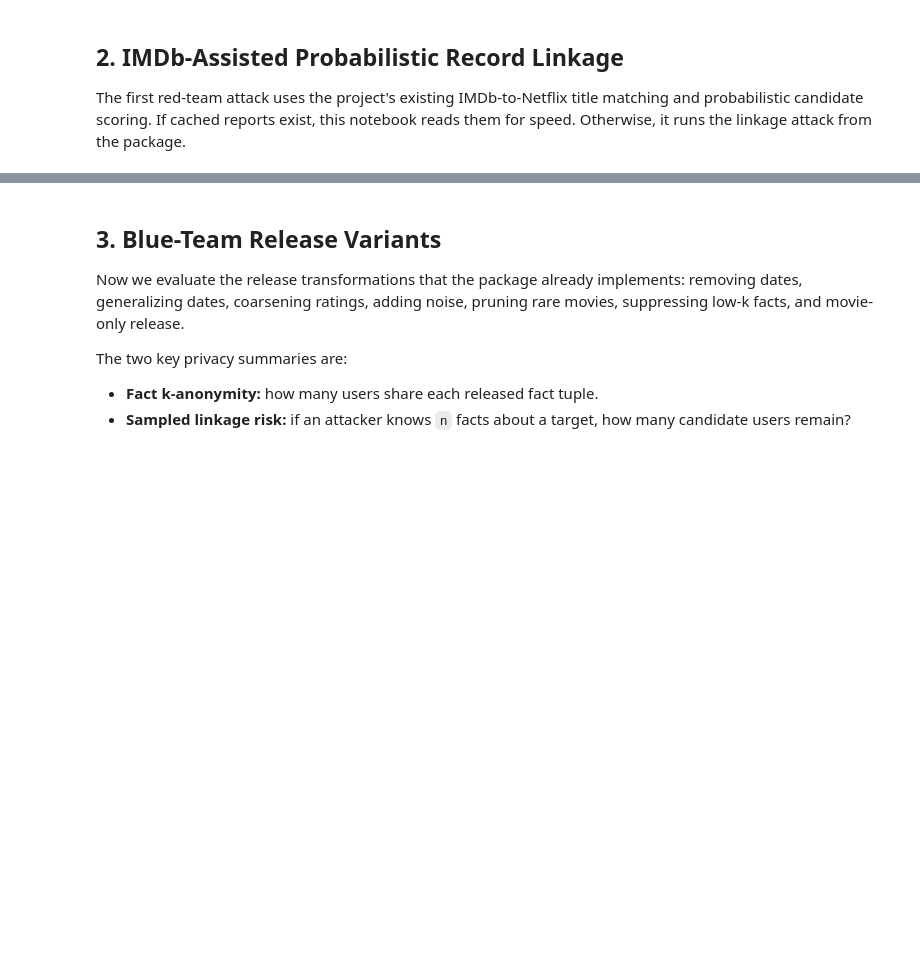
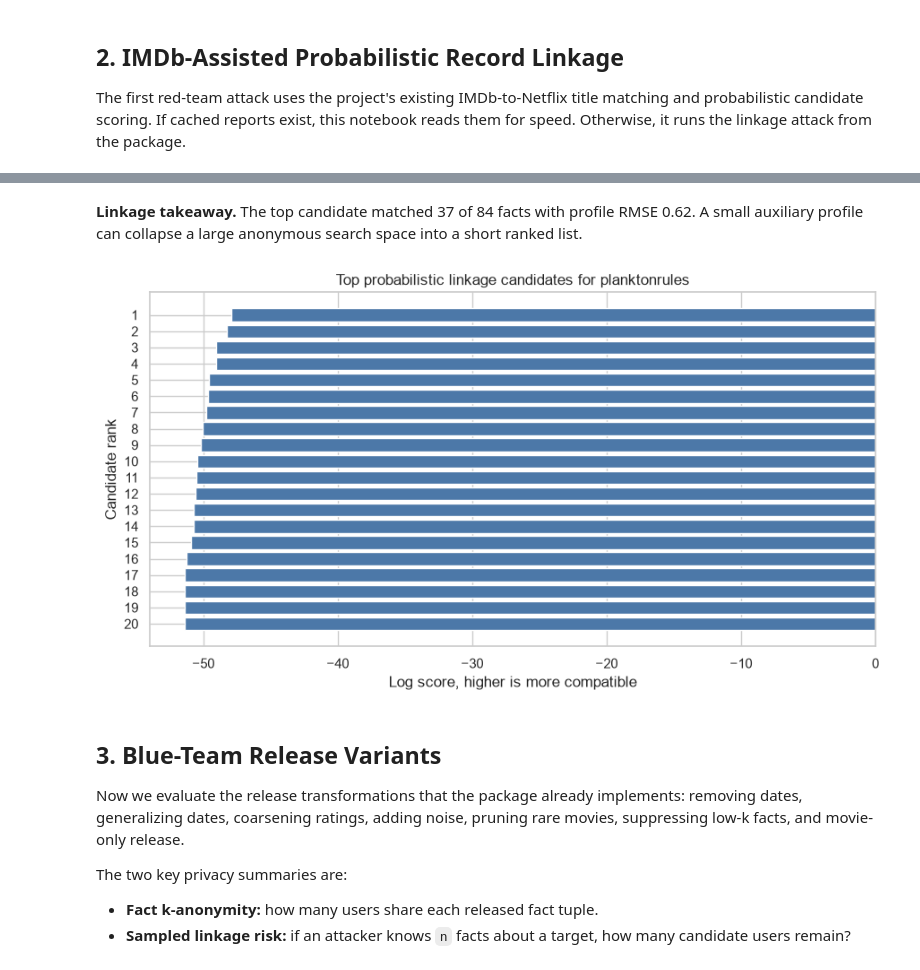
Before and after one commit to Erdos-Projects/summer26-guard-railing-sensitive-data, a Jupyter notebook: notebooks/04_empirical_privacy_utility_study.ipynb, the cells around one changed output, grey strips where cells are left out. Saved outputs shown, nothing was run; the diff lists cells and outputs as text; code cells hidden in the pictures; blank space fills up the shorter version.

```diff
--- a/notebooks/04_empirical_privacy_utility_study.ipynb
+++ b/notebooks/04_empirical_privacy_utility_study.ipynb
@@ -41,17 +41,35 @@ import sys
 import tempfile
 from pathlib import Path
 
-os.environ.setdefault("MPLCONFIGDIR", str(Path(tempfile.gettempdir()) / "matplotlib-cache"))
+mpl_config_dir = Path(tempfile.gettempdir()) / "matplotlib-cache"
+mpl_config_dir.mkdir(parents=True, exist_ok=True)
+os.environ.setdefault("MPLCONFIGDIR", str(mpl_config_dir))
 
 import numpy as np
 import pandas as pd
-import matplotlib.pyplot as plt
-try:
-    import seaborn as sns
-except ImportError:
-    sns = None
+from IPython.display import Markdown, display
 
-from IPython.display import Markdown, display
+plt = None
+sns = None
+
+
+def use_plotting():
+    """Load plotting libraries lazily so the setup cell stays fast in Jupyter."""
+    global plt, sns
+    if plt is None:
+        import matplotlib.pyplot as _plt
+        try:
+            import seaborn as _sns
+        except ImportError:
+            _sns = None
+        if _sns is not None:
+            _sns.set_theme(style="whitegrid")
+        else:
+            _plt.style.use("seaborn-v0_8-whitegrid")
+        plt = _plt
+        sns = _sns
+    return plt, sns
+
 
 ROOT = Path.cwd()
 if ROOT.name == "notebooks":
@@ -75,11 +93,6 @@ from guardrails_sensitive_data.netflix_io import netflix_paths, read_movie_title
 from guardrails_sensitive_data.paths import DEFAULT_OUTPUT_DIR
 from guardrails_sensitive_data.recommender import fit_bias_recommender, mae, rmse, train_test_split_ratings
 
-if sns is not None:
-    sns.set_theme(style="whitegrid")
-else:
-    plt.style.use("seaborn-v0_8-whitegrid")
-
 DATA_DIR = ROOT / "data" / "netflix"
 REPORT_DIR = ROOT / "reports"
 SEED = 333
@@ -182,22 +226,26 @@ display(linkage_candidates.head(12))
 # %%
+plt, sns = use_plotting()
 if not linkage_candidates.empty:
     plot_frame = linkage_candidates.head(20).copy()
     fig, ax = plt.subplots(figsize=(9, 5))
     ax.barh(plot_frame["rank"].astype(str), plot_frame["log_score"], color="#4C78A8")
     ax.invert_yaxis()
     ax.set_title(f"Top probabilistic linkage candidates for {user}")
     ax.set_xlabel("Log score, higher is more compatible")
     ax.set_ylabel("Candidate rank")
     plt.tight_layout()
 
     top = linkage_candidates.iloc[0]
     display(Markdown(
         f"**Linkage takeaway.** The top candidate matched {int(top['matched_facts'])} of "
         f"{int(top['total_facts'])} facts with profile RMSE {top['rmse_to_imdb_profile']:.2f}. "
         "A small auxiliary profile can collapse a large anonymous search space into a short ranked list."
     ))
 else:
     display(Markdown("No linkage candidates were available. Add `notebooks/imdb_data.csv` or run `python main.py linkage-attack --user planktonrules`."))
+# %% [output]
+**Linkage takeaway.** The top candidate matched 37 of 84 facts with profile RMSE 0.62. A small auxiliary profile can collapse a large anonymous search space into a short ranked list.
+[figure, added]
 # %% [markdown]
 ## 3. Blue-Team Release Variants
 
```
Also changed, not shown: parts of 16 cells of this notebook, 8 other files.
